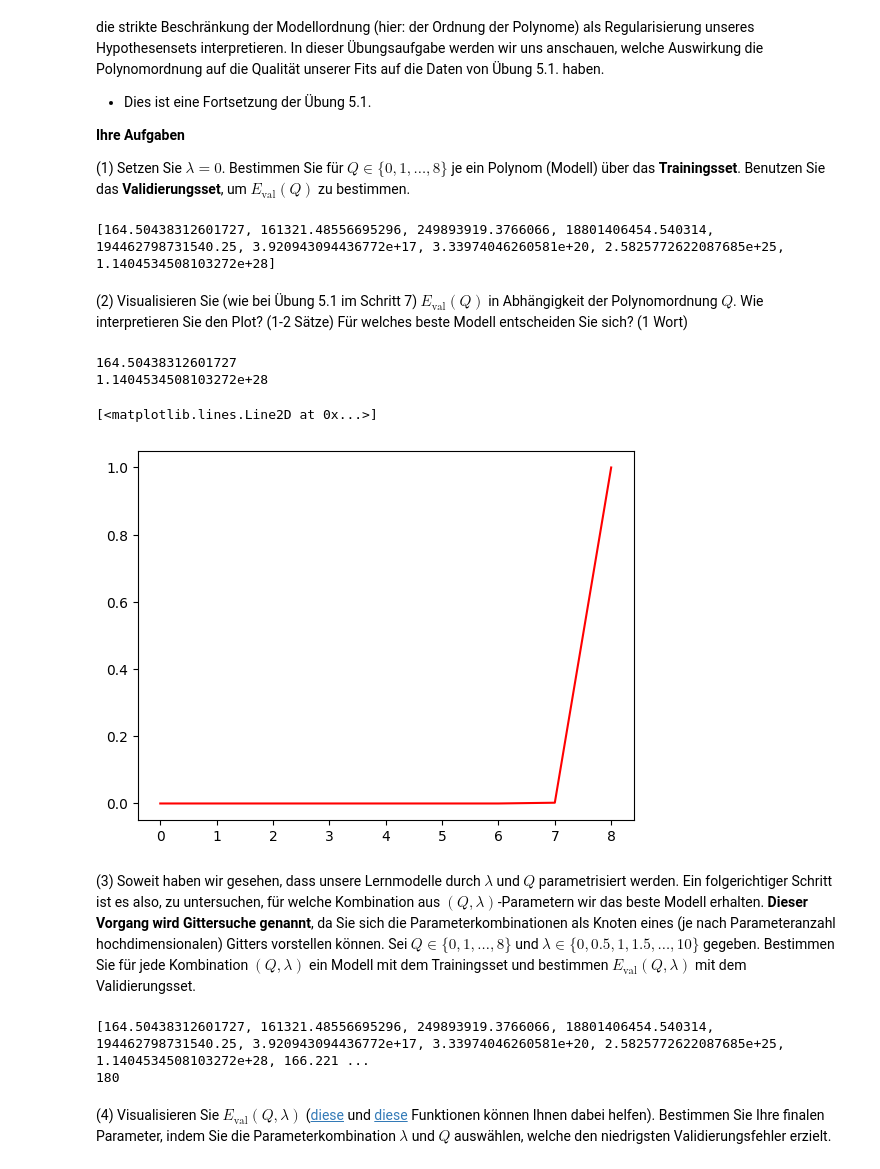
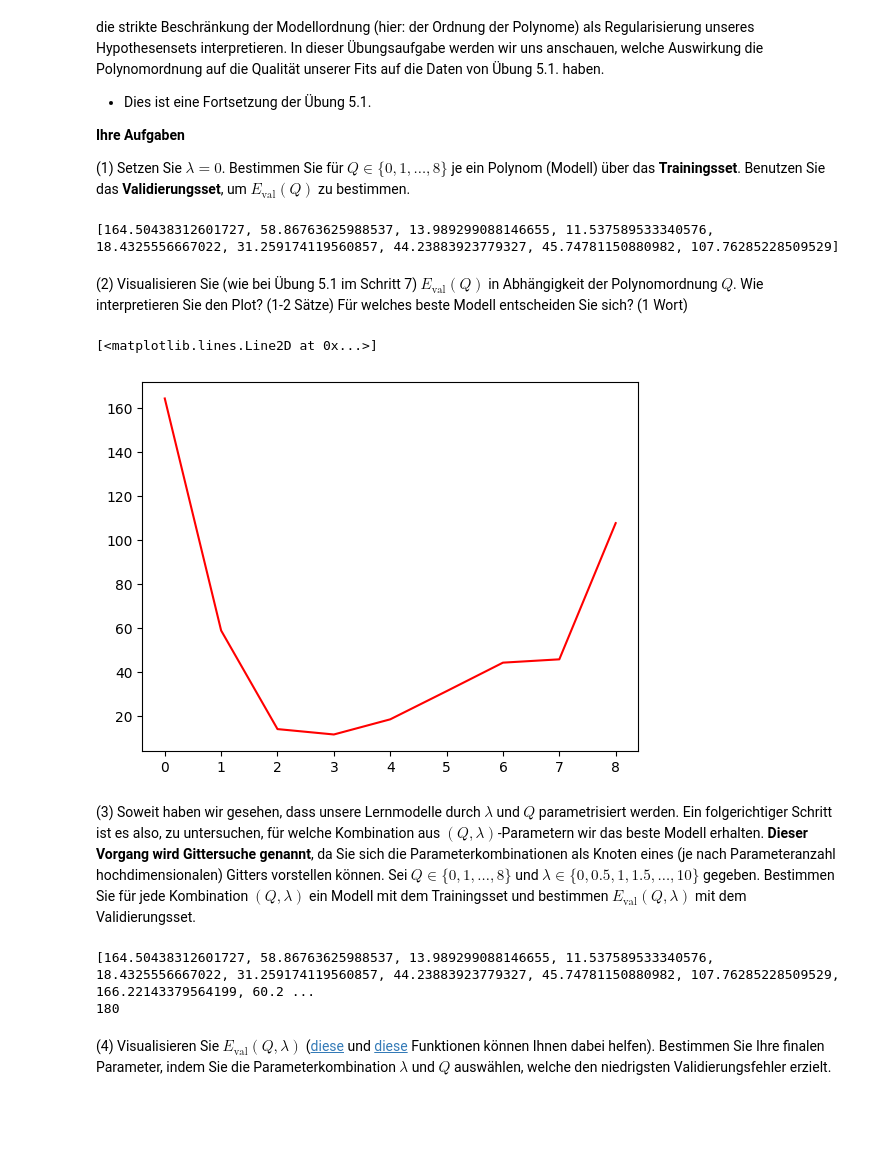
Before and after one commit to Emanuel162/MachineLearning, a Jupyter notebook: UebungenML/SJMN-5.ipynb, the cells around one changed output. Cells and saved outputs as stored; diff of their text form; code cells hidden in the pictures; blank space fills up the shorter version.

```diff
--- a/UebungenML/SJMN-5.ipynb
+++ b/UebungenML/SJMN-5.ipynb
@@ -51,11 +51,11 @@ x_train, y_train = data['X'], data['y']
 x_val, y_val = data['Xval'], data['yval']
 x_test, y_test = data['Xtest'], data['ytest']
 
-x_max = max(x_train)
+x_max = max(x_train).copy()
 
-x_train /= max(x_train)
-x_val /= max(x_train)
-x_test /= max(x_train)
+x_train /= x_max
+x_val /= x_max
+x_test /= x_max
 plt.scatter(x_train, y_train)
 
 # Folgender Code-Schnipsel könnte Ihnen in späteren Aufgaben hilfreich sein:
@@ -218,22 +213,15 @@ for j in range(0,9):
     e_mids.append(e_mid(x_val, y_val, lambda x: get_final_g(x, lin_reg0)))
 print(e_mids)
 # %% [output]
-[164.50438312601727, 161321.48556695296, 249893919.3766066, 18801406454.540314, 194462798731540.25, 3.920943094436772e+17, 3.33974046260581e+20, 2.5825772622087685e+25, 1.1404534508103272e+28]
+[164.50438312601727, 58.86763625988537, 13.989299088146655, 11.537589533340576, 18.4325556667022, 31.259174119560857, 44.23883923779327, 45.74781150880982, 107.76285228509529]
 # %% [markdown]
 (2) Visualisieren Sie (wie bei Übung 5.1 im Schritt 7) $E_\text{val}(Q)$ in Abhängigkeit der Polynomordnung $Q$. Wie interpretieren Sie den Plot? (1-2 Sätze) Für welches beste Modell entscheiden Sie sich? (1 Wort)
 # %%
 x_plot = np.arange(0, 9, 1)
-e_min = min(e_mids)
-e_max = max(e_mids)
-print(min(e_mids))
-print(max(e_mids))
-e_mids /= e_max
 plt.plot(x_plot, e_mids, "r")
 # %% [output]
-164.50438312601727
-1.1404534508103272e+28
+[<matplotlib.lines.Line2D at 0x...>]
-[<matplotlib.lines.Line2D at 0x...>]
-[figure, old version]
+[figure, new version]
 # %% [markdown]
 (3) Soweit haben wir gesehen, dass unsere Lernmodelle durch $\lambda$ und $Q$ parametrisiert werden. Ein folgerichtiger Schritt ist es also, zu untersuchen, für welche Kombination aus $(Q,\lambda)$-Parametern wir das beste Modell erhalten. **Dieser Vorgang wird Gittersuche genannt**, da Sie sich die Parameterkombinationen als Knoten eines (je nach Parameteranzahl hochdimensionalen) Gitters vorstellen können. Sei $Q\in\{0, 1, \ldots, 8\}$ und $\lambda \in \{0, 0.5, 1, 1.5, \ldots, 10 \}$ gegeben. Bestimmen Sie für jede Kombination $(Q, \lambda)$ ein Modell mit dem Trainingsset und bestimmen $E_\text{val}(Q,\lambda)$ mit dem Validierungsset.
 # %%
@@ -245,7 +233,7 @@ for i in range(0,20):
 print(e_mids)
 print(len(e_mids))
 # %% [output]
-[164.50438312601727, 161321.48556695296, 249893919.3766066, 18801406454.540314, 194462798731540.25, 3.920943094436772e+17, 3.33974046260581e+20, 2.5825772622087685e+25, 1.1404534508103272e+28, 166.221 ...
+[164.50438312601727, 58.86763625988537, 13.989299088146655, 11.537589533340576, 18.4325556667022, 31.259174119560857, 44.23883923779327, 45.74781150880982, 107.76285228509529, 166.22143379564199, 60.2 ...
 180
 # %% [markdown]
 (4) Visualisieren Sie $E_\text{val}(Q,\lambda)$ ([diese](https://matplotlib.org/api/_as_gen/matplotlib.pyplot.imshow.html) und [diese](https://matplotlib.org/api/_as_gen/matplotlib.pyplot.colorbar.html) Funktionen können Ihnen dabei helfen). Bestimmen Sie Ihre finalen Parameter, indem Sie die Parameterkombination $\lambda$ und $Q$ auswählen, welche den niedrigsten Validierungsfehler erzielt.
```
Also changed, not shown: parts of 4 cells of this notebook.
